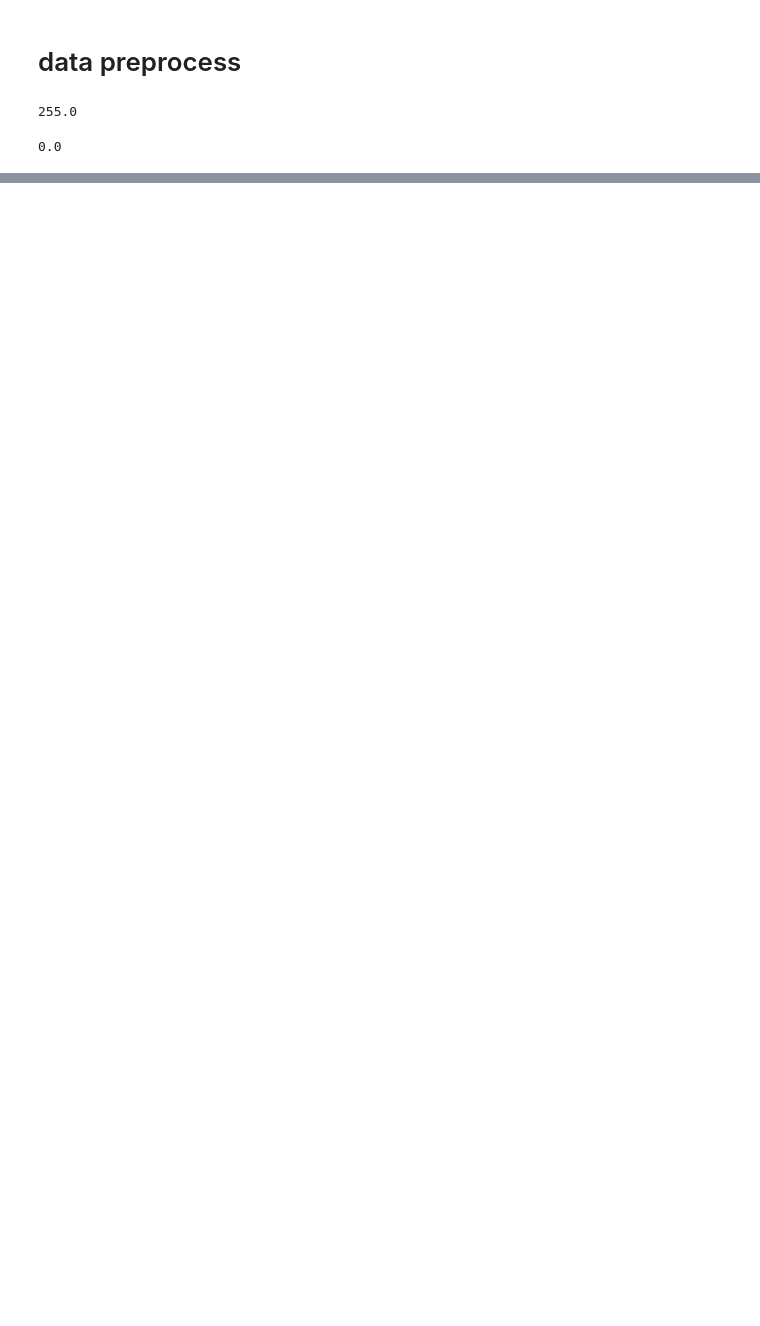
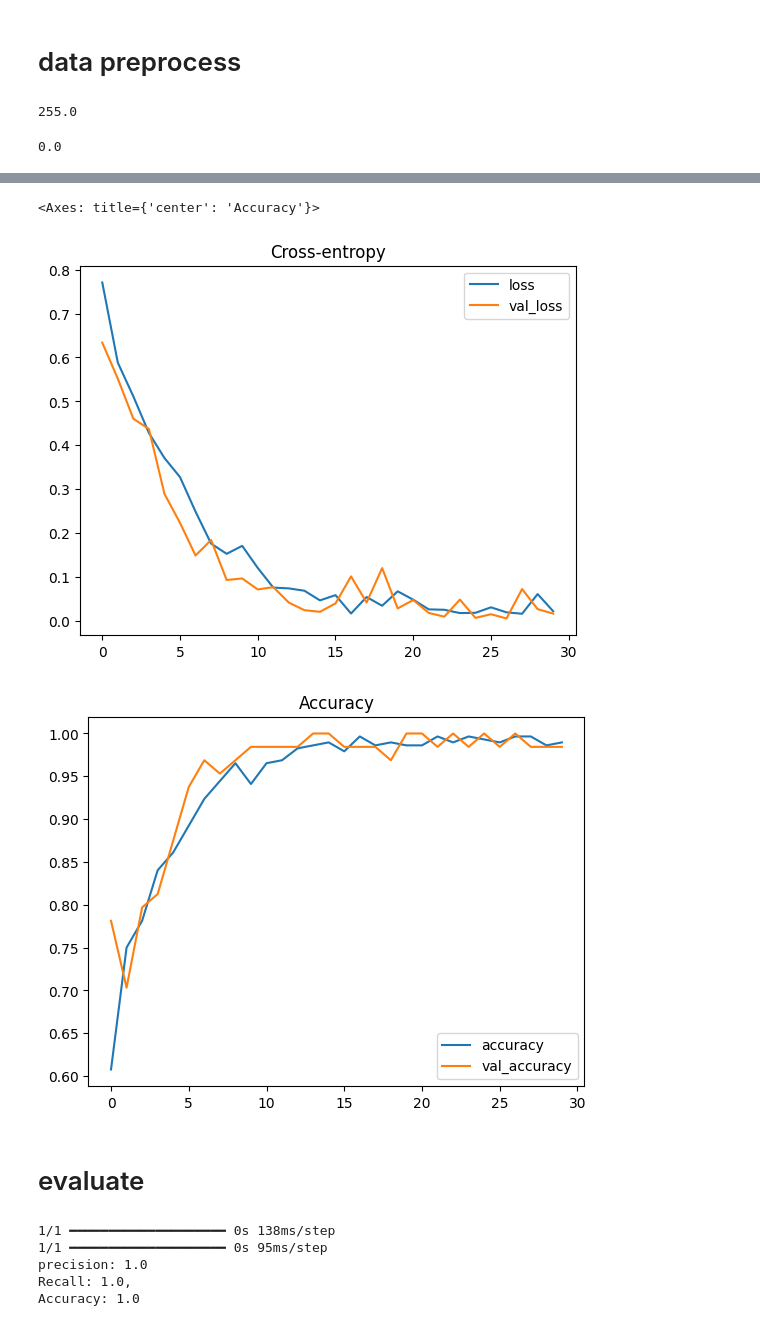
Before and after one commit to Dzakiyff/image_classification, a Jupyter notebook: image_classificartion.ipynb, the cells around one changed output, grey strips where cells are left out. Cells and saved outputs as stored; diff of their text form; code cells hidden in the pictures; blank space fills up the shorter version.

```diff
--- a/image_classificartion.ipynb
+++ b/image_classificartion.ipynb
@@ -187,0 +161,4 @@ for i, img in enumerate(scaled_batch[0][:4]):
+# %%
+train = scaled_data.take(train_size)
+val = scaled_data.skip(train_size).take(val_size)
+test = scaled_data.skip(train_size+val_size).take(test_size)
@@ -187,0 +177,14 @@ for i, img in enumerate(scaled_batch[0][:4]):
+# %%
+model = Sequential([
+    Conv2D(16, (3,3), 1, activation = 'relu', input_shape = (256,256,3)),
+    MaxPooling2D(),
+    Conv2D(32, (3,3), 1, activation = 'relu'),
+    MaxPooling2D(),
+    Conv2D(16, (3,3), 1, activation = 'relu'),
+    MaxPooling2D(),
+    Flatten(),
+    Dense(256, activation='relu'),
+    Dense(1, activation='sigmoid')
+])
+# %%
+model.compile(optimizer='adam', loss= 'binary_crossentropy', metrics= ['accuracy'])
@@ -187,0 +215,8 @@ for i, img in enumerate(scaled_batch[0][:4]):
+# %%
+early_stopping = callbacks.EarlyStopping(
+    min_delta=0.001, # minimium amount of change to count as an improvement
+    patience=10, # how many epochs to wait before stopping
+    restore_best_weights=True,
+)
+
+hist = model.fit(train, epochs=30, validation_data= val, callbacks= early_stopping)
@@ -187,0 +261,31 @@ for i, img in enumerate(scaled_batch[0][:4]):
+# %%
+history_df = pd.DataFrame(hist.history)
+history_df.loc[:, ['loss', 'val_loss']].plot(title="Cross-entropy")
+history_df.loc[:, ['accuracy', 'val_accuracy']].plot(title="Accuracy")
+# %% [output]
+<Axes: title={'center': 'Accuracy'}>
+[figure, added]
+[figure, added]
+# %% [markdown]
+# evaluate
+# %%
+from tensorflow.keras.metrics import Precision, Recall, BinaryAccuracy
+
+pres = Precision()
+rec = Recall()
+accu = BinaryAccuracy()
+
+for batch in test.as_numpy_iterator():
+    X_test, y_test = batch
+    y_pred = model.predict(X_test)
+    pres.update_state(y_test, y_pred)
+    rec.update_state(y_test, y_pred)
+    accu.update_state(y_test, y_pred)
+
+print(f'precision: {pres.result().numpy()}\nRecall: {rec.result().numpy()},\nAccuracy: {accu.result().numpy()}')
+# %% [output]
+1/1 ━━━━━━━━━━━━━━━━━━━━ 0s 138ms/step
+1/1 ━━━━━━━━━━━━━━━━━━━━ 0s 95ms/step
+precision: 1.0
+Recall: 1.0,
+Accuracy: 1.0
```
Also changed, not shown: parts of 26 cells of this notebook.
